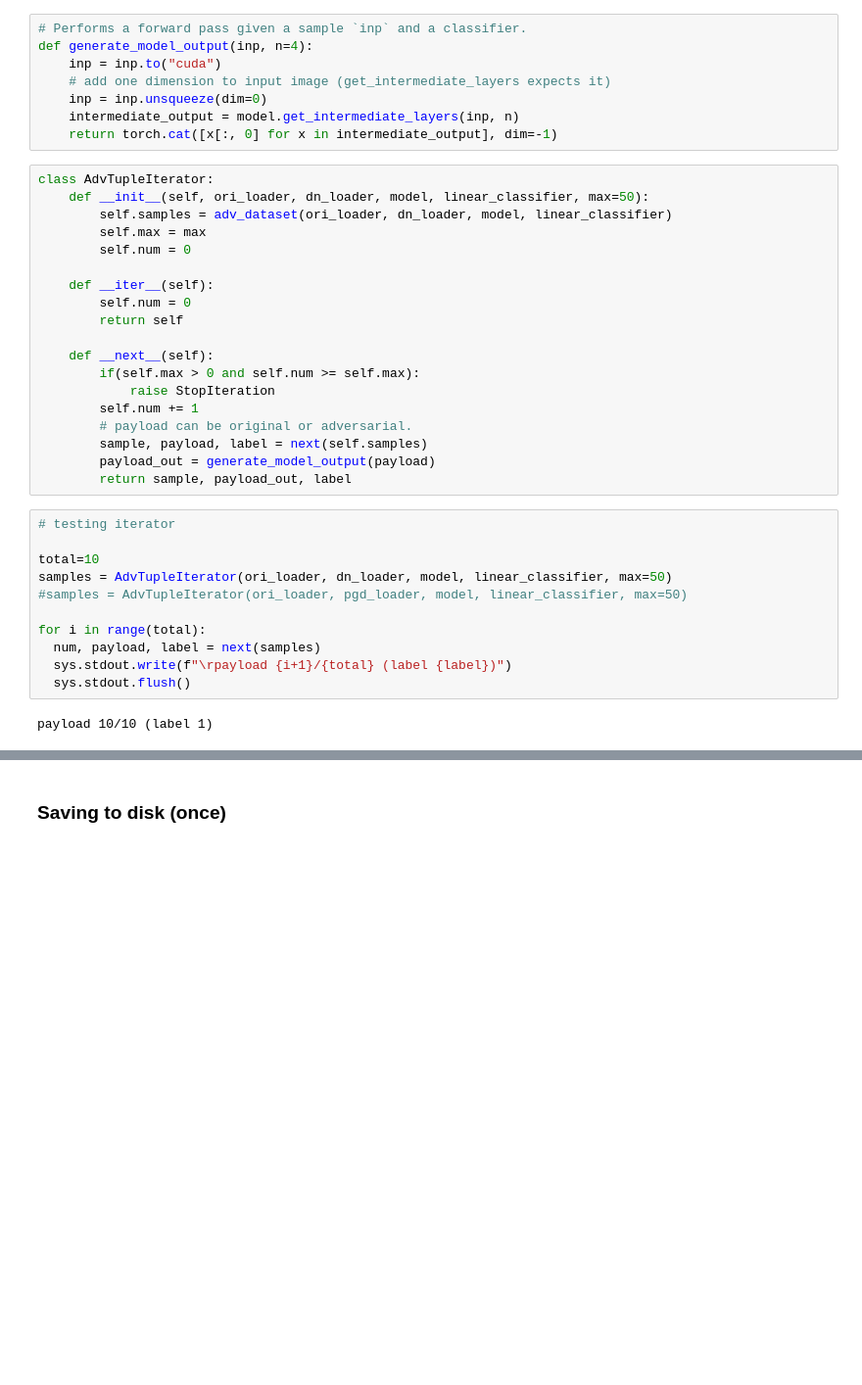
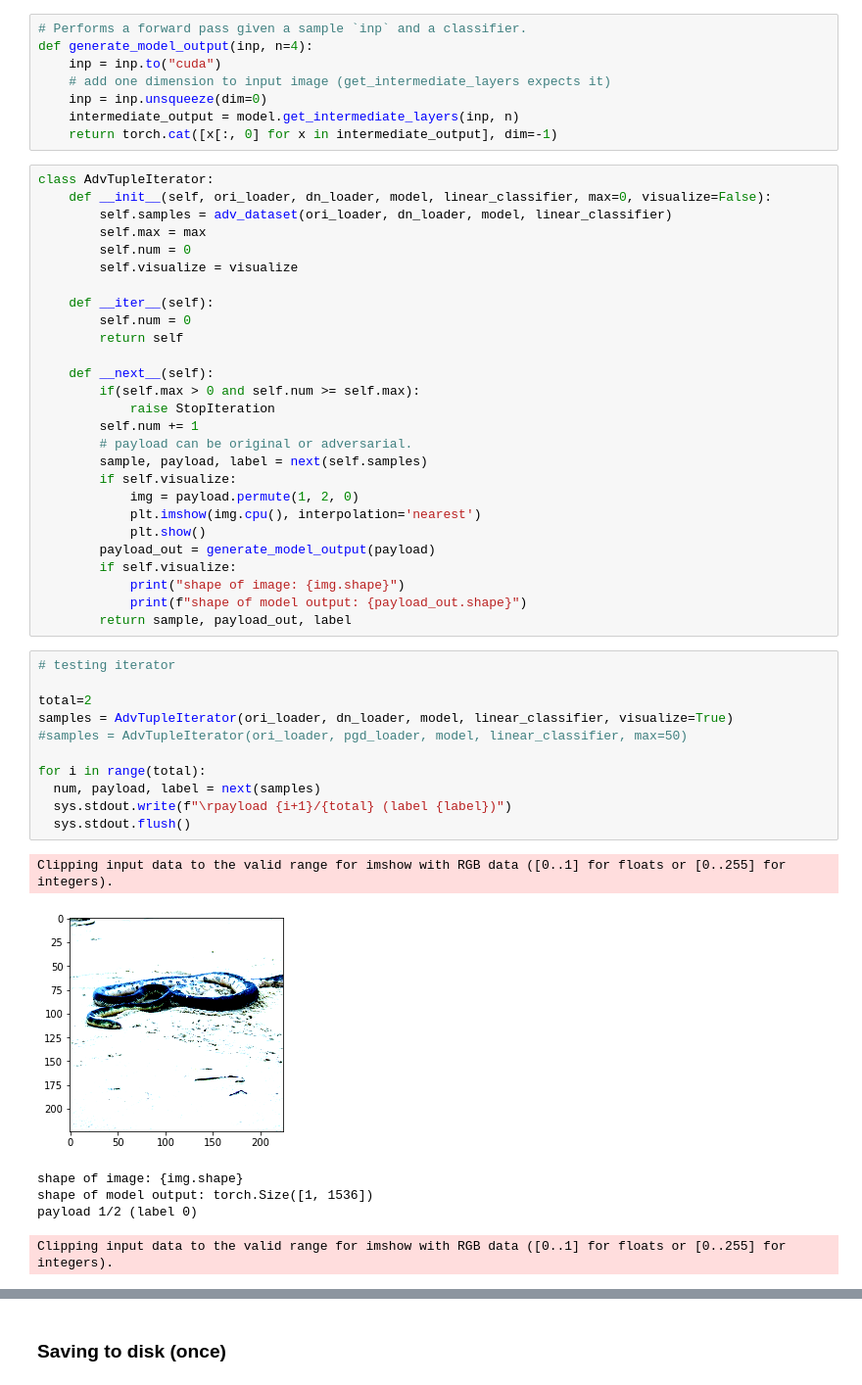
Before and after one commit to thobauma/AADefDINO, a Jupyter notebook: notebooks/posthoc.ipynb, the cells around one changed output, grey strips where cells are left out. Shown: that part at 98% size. Cells and saved outputs as stored; diff of their text form; blank space fills up the shorter version.

```diff
--- a/notebooks/posthoc.ipynb
+++ b/notebooks/posthoc.ipynb
@@ -99,10 +101,11 @@ def generate_model_output(inp, n=4):
     return torch.cat([x[:, 0] for x in intermediate_output], dim=-1)
 # %%
 class AdvTupleIterator:
-    def __init__(self, ori_loader, dn_loader, model, linear_classifier, max=50):
+    def __init__(self, ori_loader, dn_loader, model, linear_classifier, max=0, visualize=False):
         self.samples = adv_dataset(ori_loader, dn_loader, model, linear_classifier)
         self.max = max
         self.num = 0
+        self.visualize = visualize
 
     def __iter__(self):
         self.num = 0
@@ -114,18 +117,30 @@ class AdvTupleIterator:
         self.num += 1
         # payload can be original or adversarial.
         sample, payload, label = next(self.samples)
+        if self.visualize:
+            img = payload.permute(1, 2, 0)
+            plt.imshow(img.cpu(), interpolation='nearest')
+            plt.show()
         payload_out = generate_model_output(payload)
+        if self.visualize:
+            print("shape of image: {img.shape}")
+            print(f"shape of model output: {payload_out.shape}")
         return sample, payload_out, label
 # %%
 # testing iterator
 
-total=10
-samples = AdvTupleIterator(ori_loader, dn_loader, model, linear_classifier, max=50)
+total=2
+samples = AdvTupleIterator(ori_loader, dn_loader, model, linear_classifier, visualize=True)
 #samples = AdvTupleIterator(ori_loader, pgd_loader, model, linear_classifier, max=50)
 
 for i in range(total):
   num, payload, label = next(samples)
   sys.stdout.write(f"\rpayload {i+1}/{total} (label {label})")
   sys.stdout.flush()
 # %% [output]
-payload 10/10 (label 1)
+Clipping input data to the valid range for imshow with RGB data ([0..1] for floats or [0..255] for integers).
+[figure, added]
+shape of image: {img.shape}
+shape of model output: torch.Size([1, 1536])
+payload 1/2 (label 0)
+Clipping input data to the valid range for imshow with RGB data ([0..1] for floats or [0..255] for integers).
```
Also changed, not shown: parts of 3 cells of this notebook.
